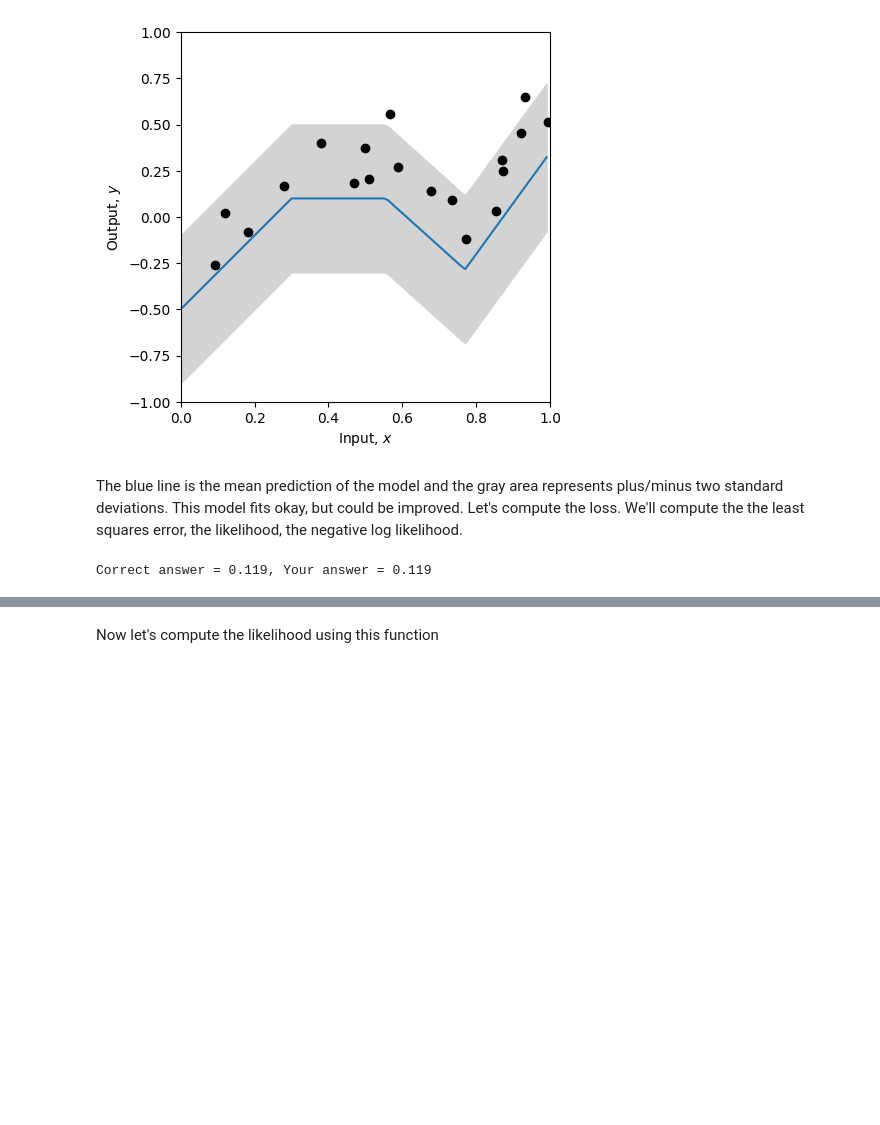
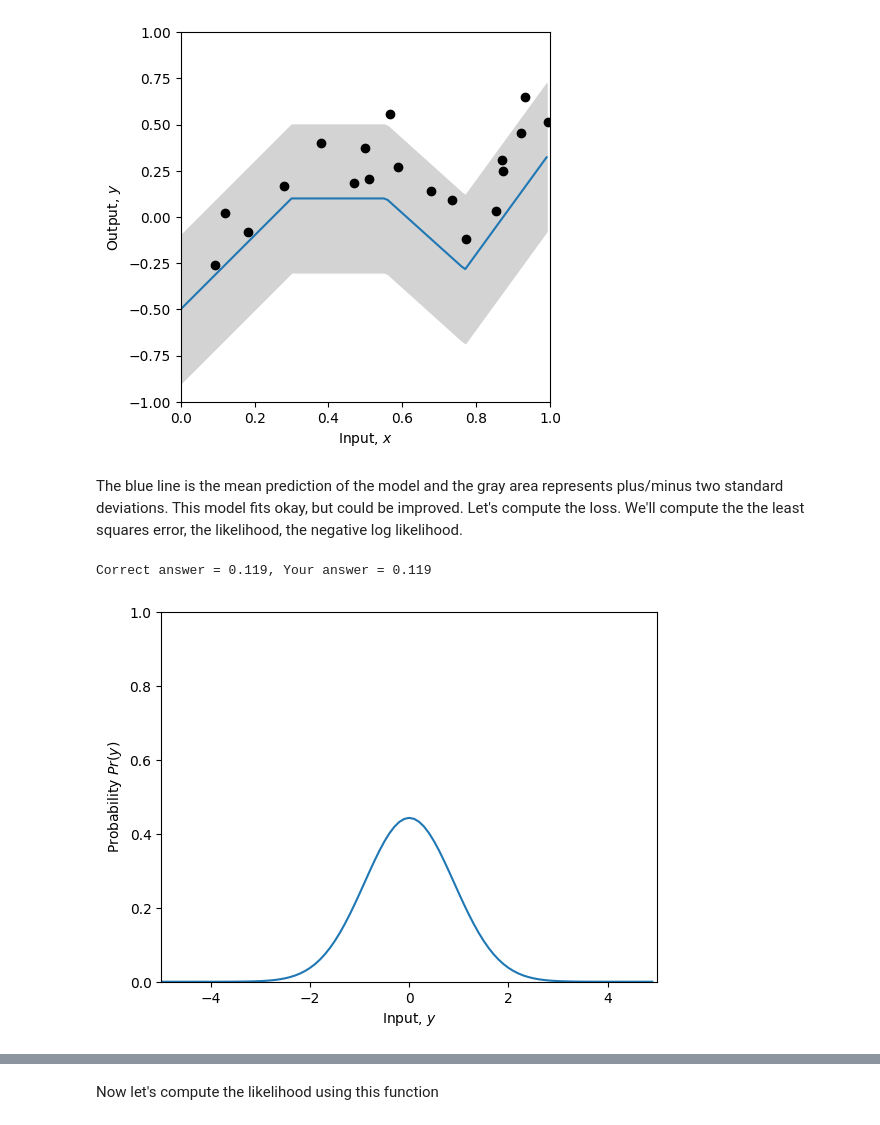
Before and after one commit to Mwawaka/waka-neural-networks, a Jupyter notebook: Chap05/5_1_Least_Squares_Loss.ipynb, the cells around one changed output, grey strips where cells are left out. Cells and saved outputs as stored; diff of their text form; code cells hidden in the pictures; blank space fills up the shorter version.

```diff
--- a/Chap05/5_1_Least_Squares_Loss.ipynb
+++ b/Chap05/5_1_Least_Squares_Loss.ipynb
@@ -102,15 +103,24 @@ plot_univariate_regression(x_model, y_model, x_train, y_train, sigma_model=sigma
 # %% [markdown]
 The blue line is the mean prediction of the model and the gray area represents plus/minus two standard deviations.  This model fits okay, but could be improved. Let's compute the loss.  We'll compute the  the least squares error, the likelihood, the negative log likelihood.
 # %%
-# Return probability under normal distribution
-def normal_distribution(y, mu, sigma):
-    # TODO-- write in the equation for the normal distribution
-    # Equation 5.7 from the notes (you will need np.sqrt() and np.exp(), and math.pi)
-    # Don't use the numpy version -- that's cheating!
-    # Replace the line below
-    prob = 1 / (math.sqrt(2 * math.pi * sigma ** 2)) * math.exp(-((y - mu) ** 2 / (2 * sigma ** 2)))
-
-    return prob
+#Return probability under normal distribution
+# def normal_distribution(y, mu, sigma):
+#     # TODO-- write in the equation for the normal distribution
+#     # Equation 5.7 from the notes (you will need np.sqrt() and np.exp(), and math.pi)
+#     # Don't use the numpy version -- that's cheating!
+#     # Replace the line below
+#
+#     prob = 1 / (np.sqrt(2 * math.pi * sigma ** 2)) * np.exp(-((y - mu) ** 2 / (2 * sigma ** 2)))
+#     return prob
+# %%
+def normal_distribution(y, mu, sigma):
+    if isinstance(y, (float, int)):
+        prob = 1 / (math.sqrt(2 * math.pi) * sigma) * math.exp(-((y - mu) ** 2 / (2 * sigma ** 2)))
+    else:
+        if isinstance(mu, (float, int)):
+            mu = [mu] * len(y)
+        prob = [1 / (math.sqrt(2 * math.pi) * sigma) * math.exp(-((yi - mui) ** 2 / (2 * sigma ** 2))) for yi, mui in zip(y, mu)]
+    return prob
 # %%
 # Let's double-check we get the right answer before proceeding
 print("Correct answer = %3.3f, Your answer = %3.3f" % (0.119, normal_distribution(1, -1, 2.3)))
@@ -119,21 +129,15 @@ Correct answer = 0.119, Your answer = 0.119
 # %%
 # Let's plot the Gaussian distribution.
 y_gauss = np.arange(-5, 5, 0.1)
 mu = 0
-sigma = 1.0
+sigma = 0.9
 gauss_prob = normal_distribution(y_gauss, mu, sigma)
 fig, ax = plt.subplots()
 ax.plot(y_gauss, gauss_prob)
 ax.set_xlabel('Input, $y$')
 ax.set_ylabel('Probability $Pr(y)$')
 ax.set_xlim([-5, 5])
 ax.set_ylim([0, 1.0])
 plt.show()
-
-# TODO
-# 1. Predict what will happen if we change to mu=1 and leave sigma=1
-# Now change the code above and see if you were correct.
-
-# 2. Predict what will happen if we leave mu = 0 and change sigma to 2.0
-
-# 3. Predict what will happen if we leave mu = 0 and change sigma to 0.5
+# %% [output]
+[figure, added]
```
Also changed, not shown: parts of 9 cells of this notebook.
